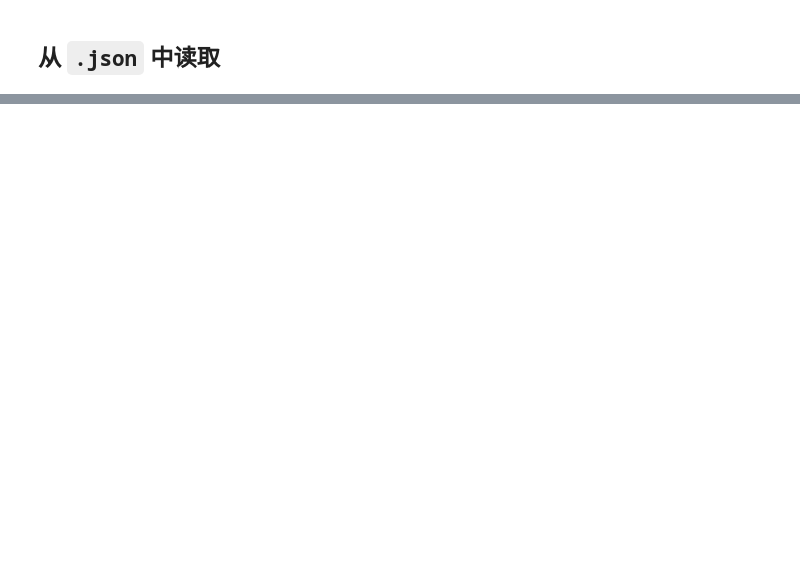
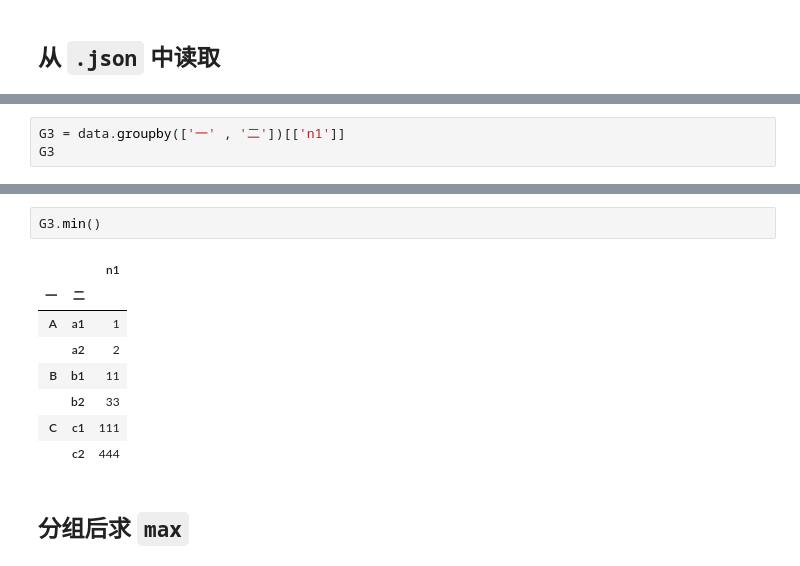
Before and after one commit to haitao9833/haitaoPython, a Jupyter notebook: file_Tool_Test.ipynb, the cells around one changed output, grey strips where cells are left out. Saved outputs shown, nothing was run; the diff lists cells and outputs as text; blank space fills up the shorter version.

```diff
--- a/file_Tool_Test.ipynb
+++ b/file_Tool_Test.ipynb
@@ -101,0 +664,3 @@ data.iloc[[6]]
+# %%
+G3 = data.groupby(['一' , '二'])[['n1']]
+G3
@@ -101,0 +684,13 @@ data.iloc[[6]]
+# %%
+G3.min()
+# %% [output]
+|  |  | n1 |
+| 一 | 二 |  |
+| A | a1 | 1 |
+|  | a2 | 2 |
+| B | b1 | 11 |
+|  | b2 | 33 |
+| C | c1 | 111 |
+|  | c2 | 444 |
+# %% [markdown]
+## 分组后求 `max`
```
Also changed, not shown: parts of 89 cells of this notebook.
